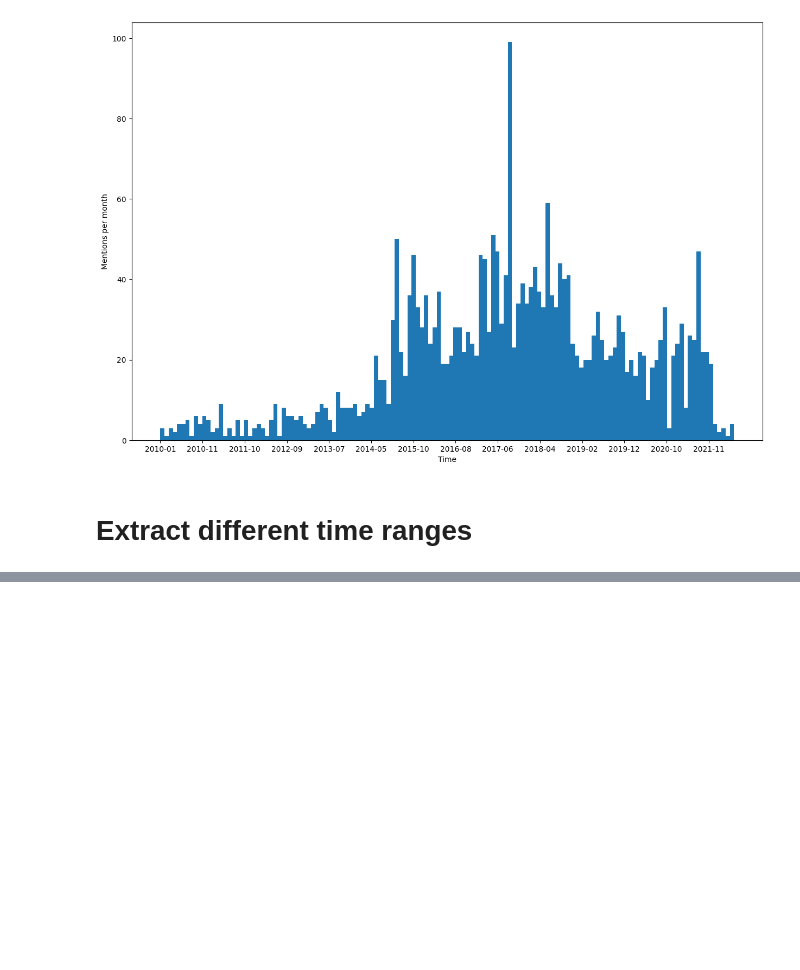
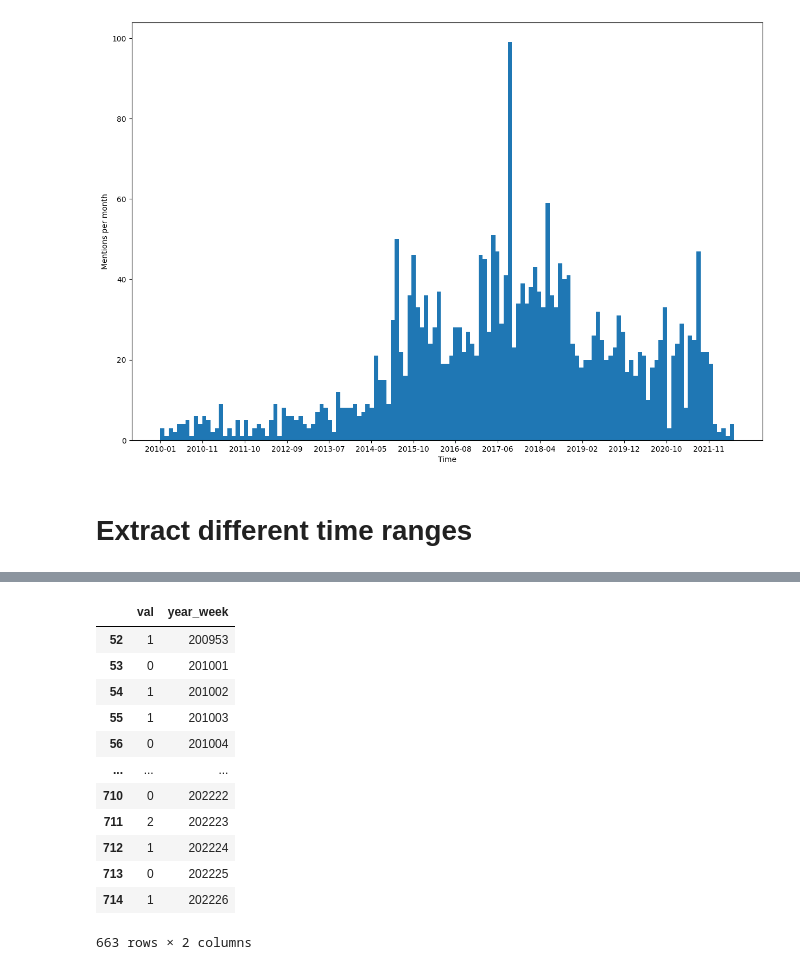
Before and after one commit to mariosakritas/NLP-methods-for-news-articles, a Jupyter notebook: notebooks/MD_keywords_to_timeseries.ipynb, the cells around one changed output, grey strips where cells are left out. Cells and saved outputs as stored; diff of their text form; code cells hidden in the pictures; blank space fills up the shorter version.

```diff
--- a/notebooks/MD_keywords_to_timeseries.ipynb
+++ b/notebooks/MD_keywords_to_timeseries.ipynb
@@ -110,3 +112,21 @@ df_yearweek_counts['year_week'] = df_yearweek_counts.year_week.apply(lambda x: s
+# %%
+# TODO: automate this
+df_yearweek_counts_smaller = df_yearweek_counts.iloc[52:-27] # drop the 50 first rows and the last 27 because = 0
+df_yearweek_counts_smaller
+# %% [output]
+|  | val | year_week |
+| 52 | 1 | 200953 |
+| 53 | 0 | 201001 |
+| 54 | 1 | 201002 |
+| 55 | 1 | 201003 |
+| 56 | 0 | 201004 |
+| ... | ... | ... |
+| 710 | 0 | 202222 |
+| 711 | 2 | 202223 |
+| 712 | 1 | 202224 |
+| 713 | 0 | 202225 |
+| 714 | 1 | 202226 |
+663 rows × 2 columns
 # %%
 fig,ax = plt.subplots(figsize = (15,10))
 
```
Also changed, not shown: parts of 5 cells of this notebook.
